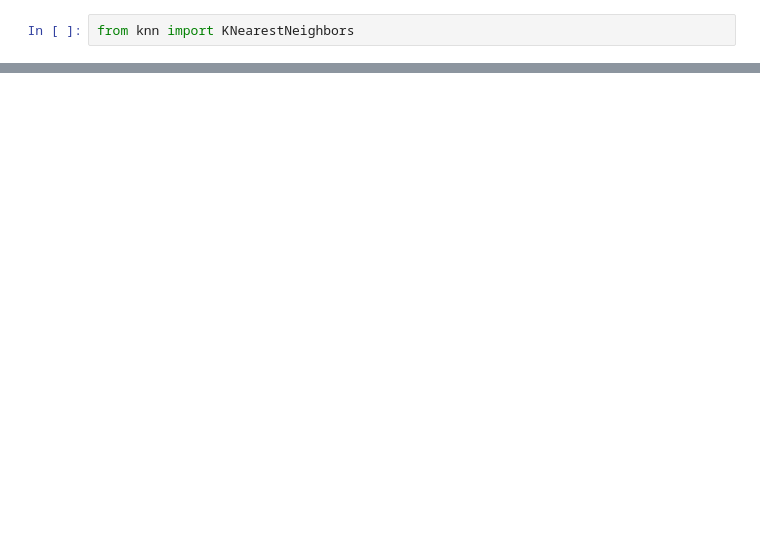
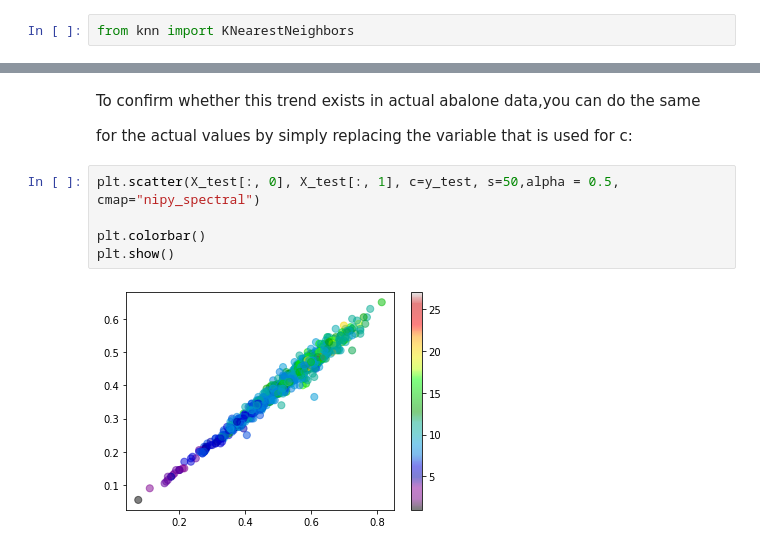
Before and after one commit to mahdisesmaeelian/Python-Machine-Learning, a Jupyter notebook: assignment-35/abalone.ipynb, the cells around one changed output, grey strips where cells are left out. Cells and saved outputs as stored; diff of their text form; blank space fills up the shorter version.

```diff
--- a/assignment-35/abalone.ipynb
+++ b/assignment-35/abalone.ipynb
@@ -84,0 +98,11 @@ plt.show()
+# %% [markdown]
+To confirm whether this trend exists in actual abalone data,you can do the same
+
+for the actual values by simply replacing the variable that is used for c:
+# %%
+plt.scatter(X_test[:, 0], X_test[:, 1], c=y_test, s=50,alpha = 0.5, cmap="nipy_spectral")
+
+plt.colorbar()
+plt.show()
+# %% [output]
+[figure, added]
```
Also changed, not shown: parts of 7 cells of this notebook.
